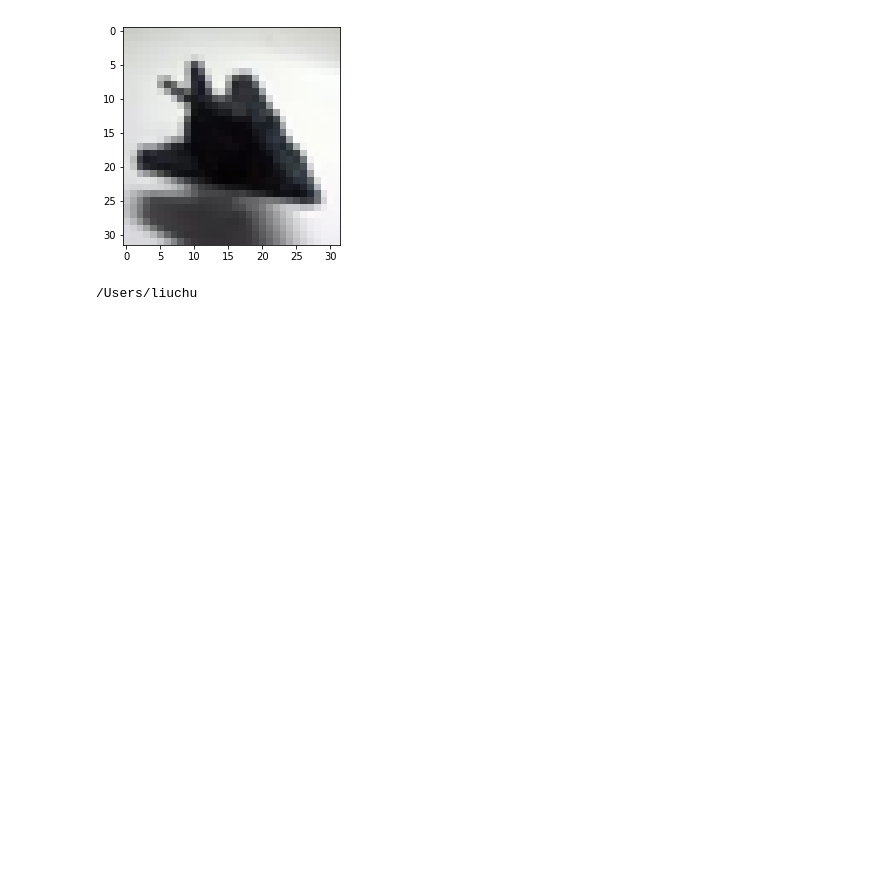
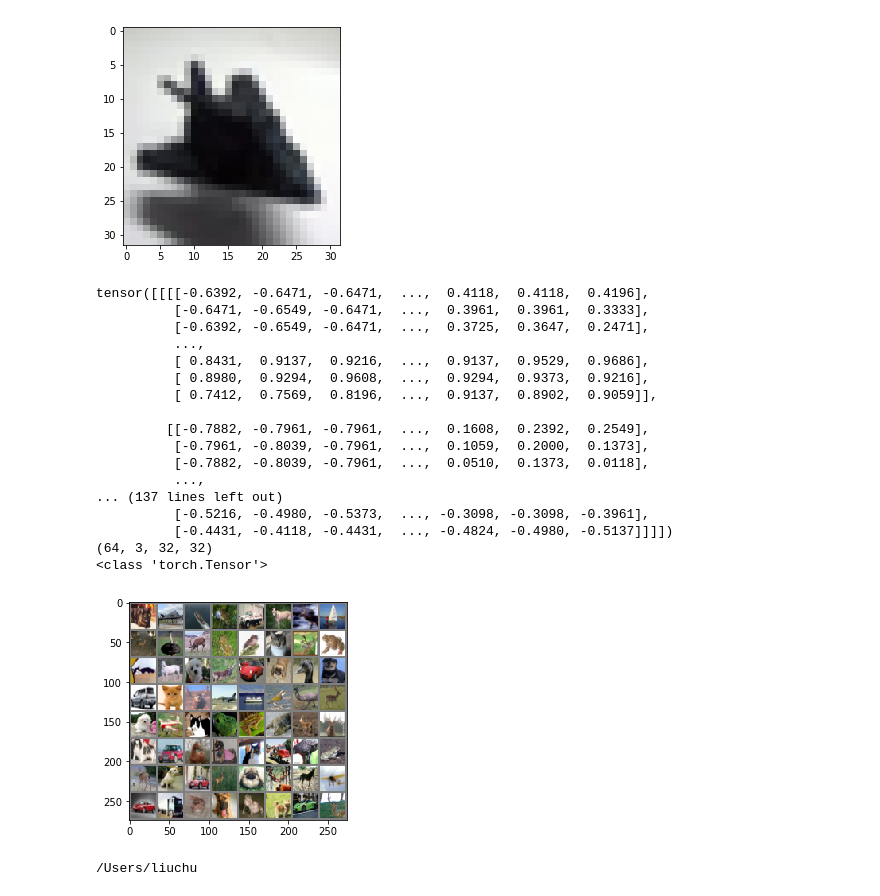
Before and after one commit to callmeliuchu/cats_dogs, a Jupyter notebook: resnet.ipynb, the cells around one changed output. Drawn from its saved outputs; the diff is of its cells as text; code cells hidden in the pictures; blank space fills up the shorter version.

```diff
--- a/resnet.ipynb
+++ b/resnet.ipynb
@@ -297,33 +300,79 @@ class FlameSet(data.Dataset):
         label_path = os.path.join(last_dir,'label.txt')
         self.mapping = {}
         if os.path.exists(label_path):
             with open(label_path,'r') as f:
                 for s in f.readlines():
                     s = s.strip()
                     v1,v2 = s.split(' ')
                     v2 = int(v2)
                     self.mapping[v1] = v2
         imgs=os.listdir(root)
         self.imgs=[os.path.join(root,k) for k in imgs]
         self.transforms=transform
 
     def __getitem__(self, index):
         img_path = self.imgs[index]
         name = os.path.basename(img_path)
         pil_img = Image.open(img_path)
         if self.transforms:
             data = self.transforms(pil_img)
         else:
             pil_img = np.asarray(pil_img)
             data = torch.from_numpy(pil_img)
         if self.mapping:
             return data,torch.tensor(self.mapping[name])
         else:
             return data,name
 
 
     def __len__(self):
         return len(self.imgs)
+
+
+
+
+
+import matplotlib.pyplot as plt
+import numpy as np
+
+
+
+def imshow(img):
+    img = img / 2 + 0.5
+    plt.imshow(np.transpose(img.numpy(),(1,2,0)))
+    plt.show()
+
+dataSet=FlameSet('/Users/liuchu/Desktop/clean/clean')
+dataloader = torch.utils.data.DataLoader(dataSet, batch_size=64, shuffle=False)
+
+for i,(images,names) in enumerate(dataloader):
+    print(images)
+    print(images.numpy().shape)
+    v = torchvision.utils.make_grid(images)
+    print(type(v))
+    imshow(v)
+    break
+# v = torchvision.utils.make_grid(dataSet[100])
+# imshow(v)
+# %% [output]
+tensor([[[[-0.6392, -0.6471, -0.6471,  ...,  0.4118,  0.4118,  0.4196],
+          [-0.6471, -0.6549, -0.6471,  ...,  0.3961,  0.3961,  0.3333],
+          [-0.6392, -0.6549, -0.6471,  ...,  0.3725,  0.3647,  0.2471],
+          ...,
+          [ 0.8431,  0.9137,  0.9216,  ...,  0.9137,  0.9529,  0.9686],
+          [ 0.8980,  0.9294,  0.9608,  ...,  0.9294,  0.9373,  0.9216],
+          [ 0.7412,  0.7569,  0.8196,  ...,  0.9137,  0.8902,  0.9059]],
+
+         [[-0.7882, -0.7961, -0.7961,  ...,  0.1608,  0.2392,  0.2549],
+          [-0.7961, -0.8039, -0.7961,  ...,  0.1059,  0.2000,  0.1373],
+          [-0.7882, -0.8039, -0.7961,  ...,  0.0510,  0.1373,  0.0118],
+          ...,
+... (137 lines left out)
+          [-0.5216, -0.4980, -0.5373,  ..., -0.3098, -0.3098, -0.3961],
+          [-0.4431, -0.4118, -0.4431,  ..., -0.4824, -0.4980, -0.5137]]]])
+(64, 3, 32, 32)
+<class 'torch.Tensor'>
+[figure, added]
 # %%
 print(os.path.abspath(os.path.dirname('/Users/liuchu/Desktop/../')))
 # %% [output]
```
Also changed, not shown: parts of 3 cells of this notebook, 3 other files.
